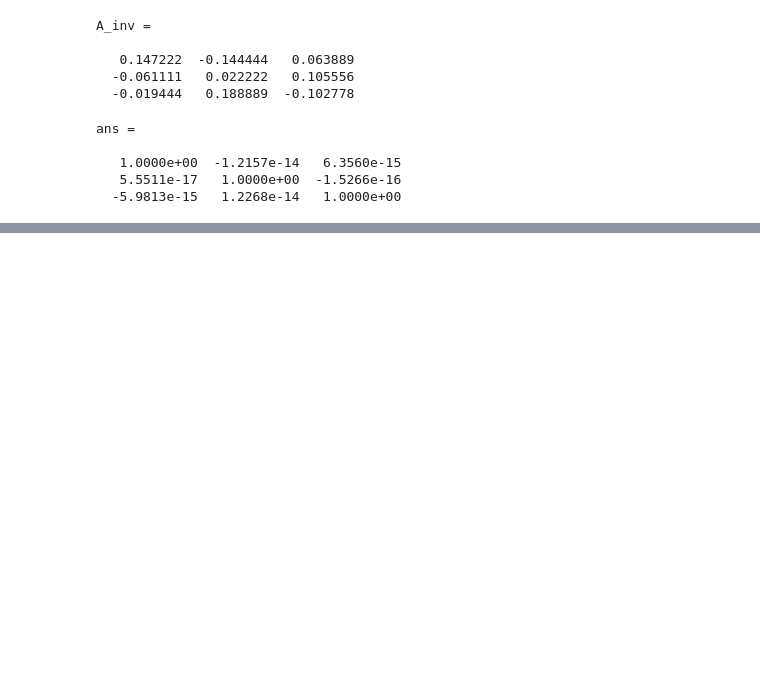
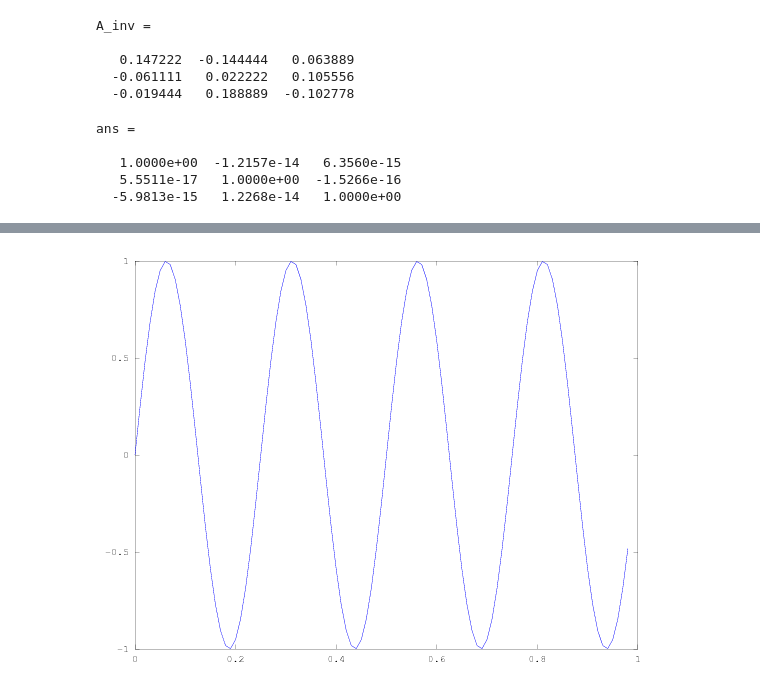
Before and after one commit to SCloves/introducao_Octave, a Jupyter notebook: intruducao_octave.ipynb, the cells around one changed output, grey strips where cells are left out. Cells and saved outputs as stored; diff of their text form; code cells hidden in the pictures; blank space fills up the shorter version.

```diff
--- a/intruducao_octave.ipynb
+++ b/intruducao_octave.ipynb
@@ -843,0 +876,4 @@ ans =
+# %%
+figure(1); plot(t, y1) % para o caso de plotar fora da linha de comando
+# %% [output]
+[figure, added]
```
Also changed, not shown: parts of 56 cells of this notebook.
